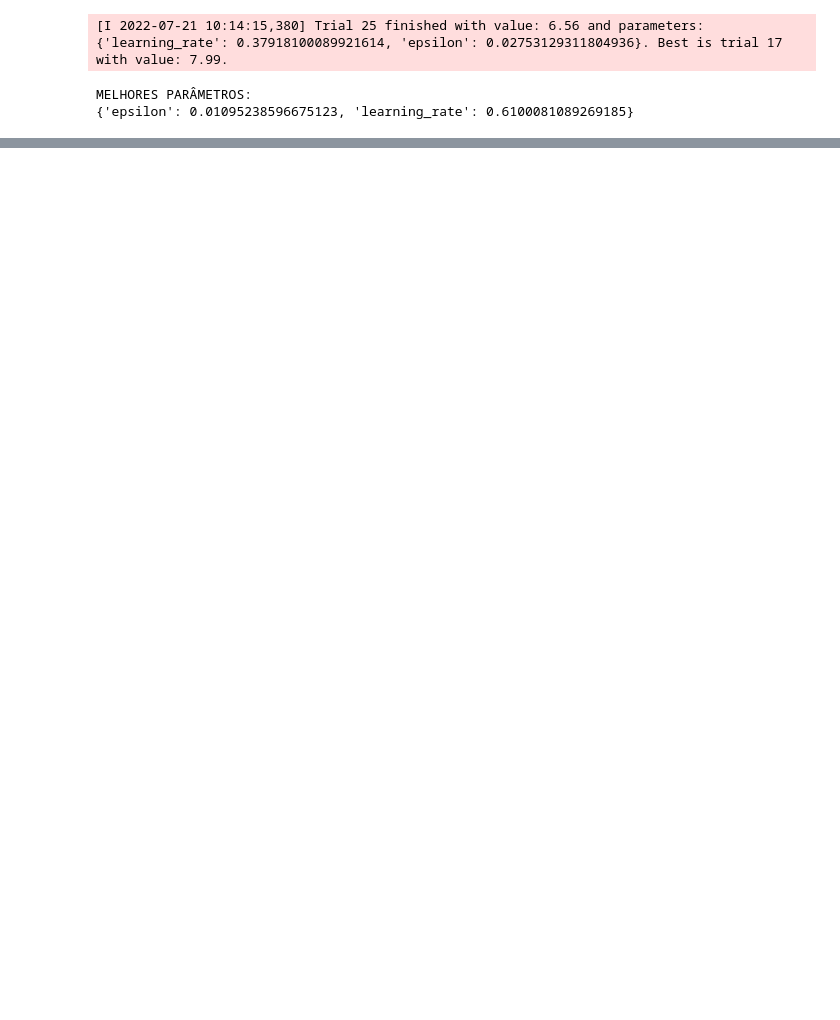
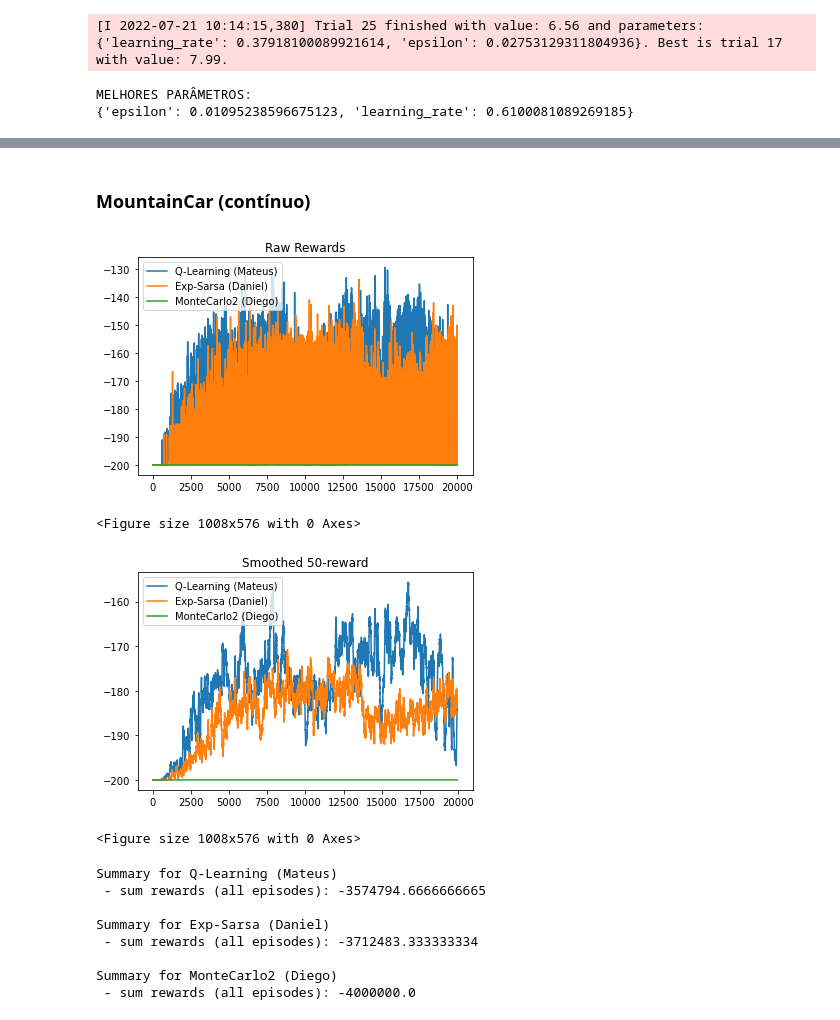
Before and after one commit to pablo-sampaio/rl_facil, a Jupyter notebook: cap05/Cap05_Main.ipynb, the cells around one changed output, grey strips where cells are left out. Drawn from its saved outputs; the diff is of its cells as text; code cells hidden in the pictures; blank space fills up the shorter version.

```diff
--- a/cap05/Cap05_Main.ipynb
+++ b/cap05/Cap05_Main.ipynb
@@ -198,0 +276,40 @@ Agora que você descobriu bons parâmetros, que tal rodar um treinamento mais lo
+# %% [markdown]
+### MountainCar (contínuo)
+# %%
+ENV = gym.make("MountainCar-v0")
+NUM_EPISODES = 20000
+
+results = []
+
+'''
+Mateus {'bins1': 56, 'bins2': 51, 'epsilon': 0.01186126148733685, 'learning_rate': 0.6912469478373227}
+Daniel Rosa {'bins1': 54, 'bins2': 70, 'epsilon': 0.13703891101977922, 'learning_rate': 0.6792059384074097}
+Diego Soares {bins1': 65, 'bins2': 46, 'epsilon': 0.09108892703810256, 'learning_rate': 0.27627593841593145}
+'''
+
+wrapped_env = DiscreteObservationWrapper(ENV, [56,51])
+results.append( repeated_exec(3, f"Q-Learning (Mateus)", run_qlearning, wrapped_env, NUM_EPISODES, 0.691, 0.95, 0.011) )
+clear_output()
+
+wrapped_env = DiscreteObservationWrapper(ENV, [54,70])
+results.append( repeated_exec(3, f"Exp-Sarsa (Daniel)", run_expected_sarsa, wrapped_env, NUM_EPISODES, 0.679, 0.95, 0.137) )
+clear_output()
+
+wrapped_env = DiscreteObservationWrapper(ENV, [65,46])
+results.append( repeated_exec(3, f"MonteCarlo2 (Diego)", run_montecarlo2, wrapped_env, NUM_EPISODES, 0.276, 2.28, 0.091) )
+clear_output()
+
+plot_multiple_results(results, cumulative=False, x_log_scale=False)
+# %% [output]
+[figure, added]
+<Figure size 1008x576 with 0 Axes>
+[figure, added]
+<Figure size 1008x576 with 0 Axes>
+Summary for Q-Learning (Mateus)
+ - sum rewards (all episodes): -3574794.6666666665
+
+Summary for Exp-Sarsa (Daniel)
+ - sum rewards (all episodes): -3712483.333333334
+
+Summary for MonteCarlo2 (Diego)
+ - sum rewards (all episodes): -4000000.0
```
Also changed, not shown: parts of 32 cells of this notebook, 9 other files.
